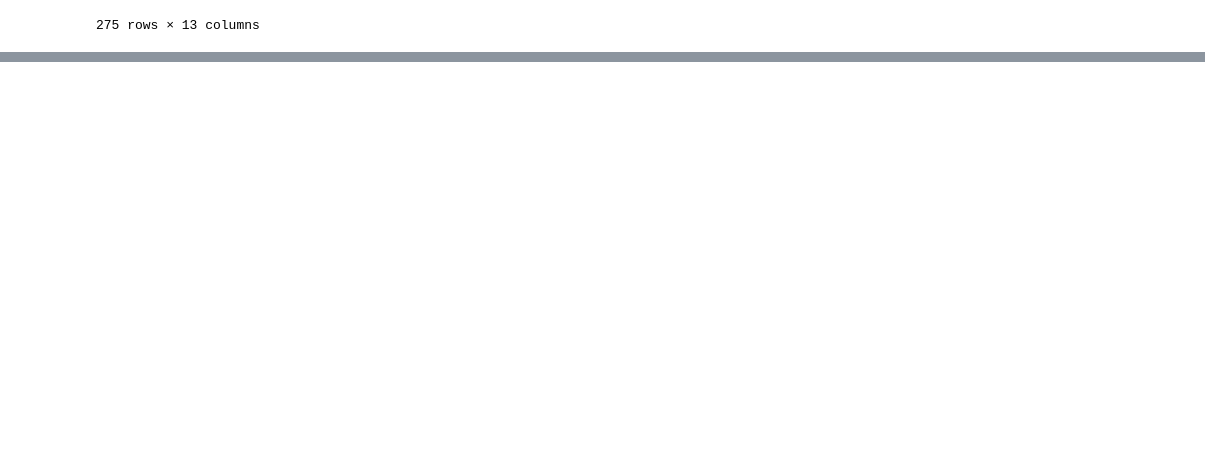
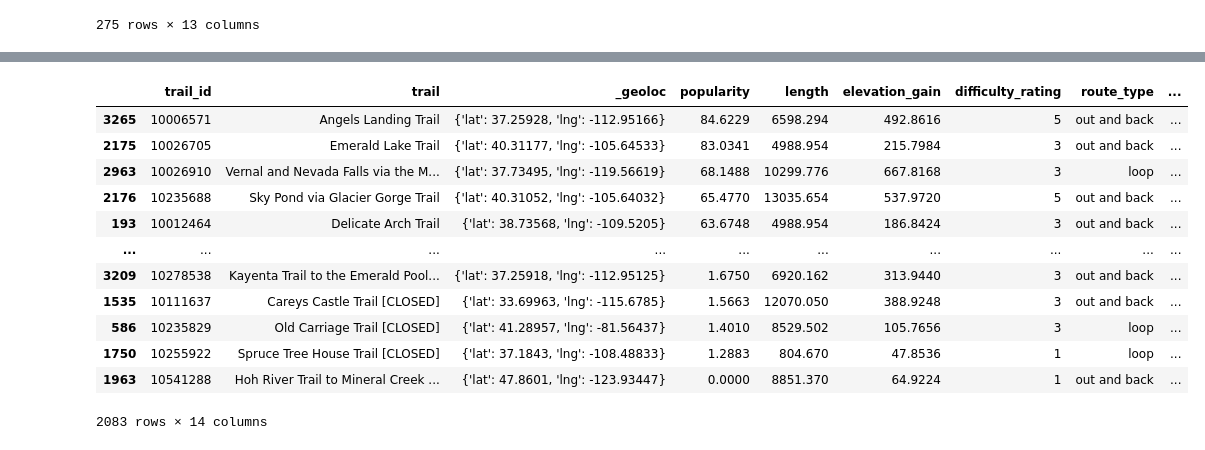
Before and after one commit to prathibha02/Project-2-parks_database, a Jupyter notebook: proj2_datacleaning.ipynb, the cells around one changed output, grey strips where cells are left out. Drawn from its saved outputs; the diff is of its cells as text; code cells hidden in the pictures; blank space fills up the shorter version.

```diff
--- a/proj2_datacleaning.ipynb
+++ b/proj2_datacleaning.ipynb
@@ -118,2 +95,24 @@ trails_park_code_df
+# %%
+# Filtering out the trails that have an average rating of less than 2, numer of reviews lesser than 10, and
+# sorting by popularity
+alltrails_filtered = alltrails_df[alltrails_df['avg_rating'] >= 2]
+alltrails_filtered = alltrails_filtered[alltrails_filtered['num_reviews'] >= 10]
+alltrails_filtered.sort_values(by='popularity', inplace=True, ascending=False)
+
+alltrails_filtered
+# %% [output]
+|  | trail_id | trail | _geoloc | popularity | length | elevation_gain | difficulty_rating | route_type | ... |
+| 3265 | 10006571 | Angels Landing Trail | {'lat': 37.25928, 'lng': -112.95166} | 84.6229 | 6598.294 | 492.8616 | 5 | out and back | ... |
+| 2175 | 10026705 | Emerald Lake Trail | {'lat': 40.31177, 'lng': -105.64533} | 83.0341 | 4988.954 | 215.7984 | 3 | out and back | ... |
+| 2963 | 10026910 | Vernal and Nevada Falls via the M... | {'lat': 37.73495, 'lng': -119.56619} | 68.1488 | 10299.776 | 667.8168 | 3 | loop | ... |
+| 2176 | 10235688 | Sky Pond via Glacier Gorge Trail | {'lat': 40.31052, 'lng': -105.64032} | 65.4770 | 13035.654 | 537.9720 | 5 | out and back | ... |
+| 193 | 10012464 | Delicate Arch Trail | {'lat': 38.73568, 'lng': -109.5205} | 63.6748 | 4988.954 | 186.8424 | 3 | out and back | ... |
+| ... | ... | ... | ... | ... | ... | ... | ... | ... | ... |
+| 3209 | 10278538 | Kayenta Trail to the Emerald Pool... | {'lat': 37.25918, 'lng': -112.95125} | 1.6750 | 6920.162 | 313.9440 | 3 | out and back | ... |
+| 1535 | 10111637 | Careys Castle Trail [CLOSED] | {'lat': 33.69963, 'lng': -115.6785} | 1.5663 | 12070.050 | 388.9248 | 3 | out and back | ... |
+| 586 | 10235829 | Old Carriage Trail [CLOSED] | {'lat': 41.28957, 'lng': -81.56437} | 1.4010 | 8529.502 | 105.7656 | 3 | loop | ... |
+| 1750 | 10255922 | Spruce Tree House Trail [CLOSED] | {'lat': 37.1843, 'lng': -108.48833} | 1.2883 | 804.670 | 47.8536 | 1 | loop | ... |
+| 1963 | 10541288 | Hoh River Trail to Mineral Creek ... | {'lat': 47.8601, 'lng': -123.93447} | 0.0000 | 8851.370 | 64.9224 | 1 | out and back | ... |
+2083 rows × 14 columns
 # %%
 # Save all trail dataframe to a csv file in the Resources folder
```
Also changed, not shown: parts of 5 cells of this notebook, 2 other files.
